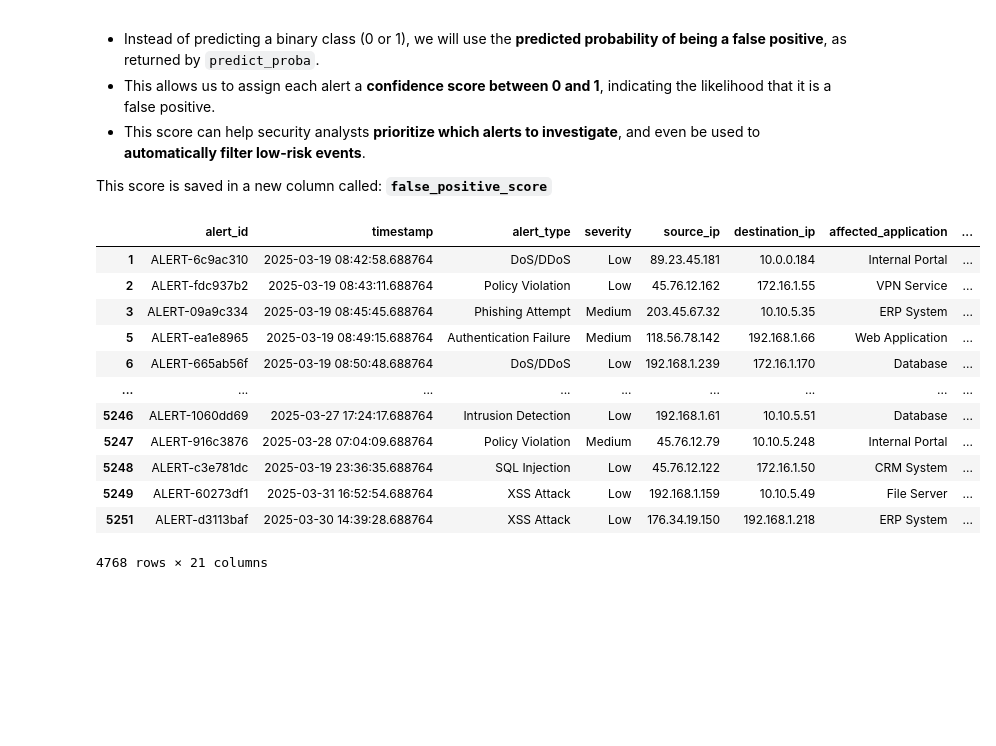
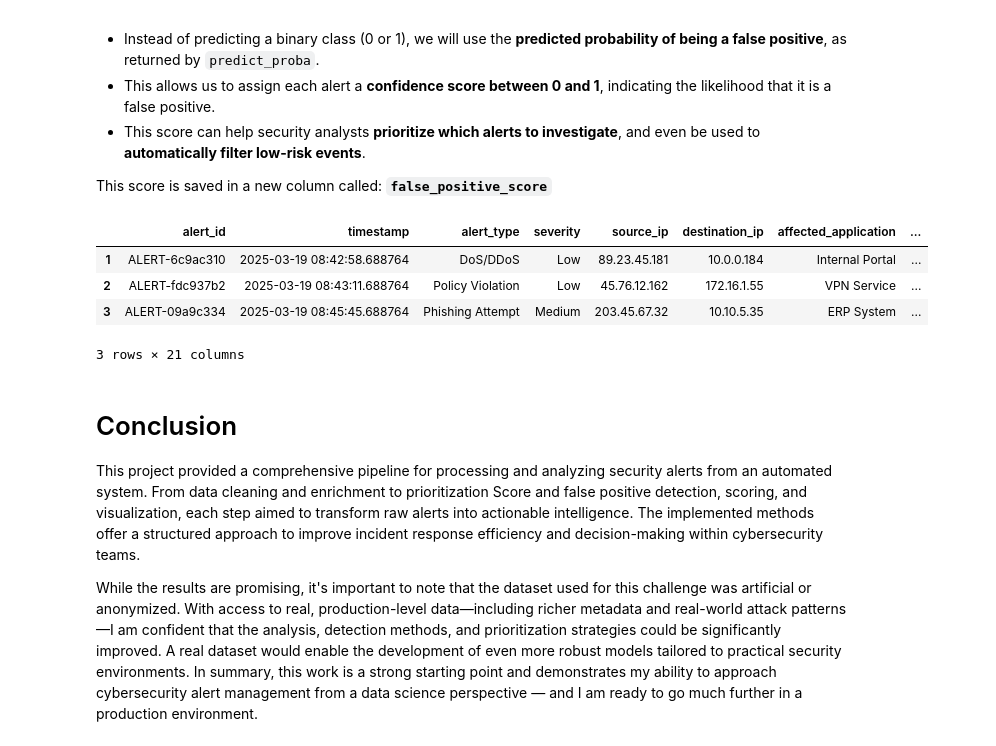
Before and after one commit to anasselbasra/End-to-End-Modeling-of-Cybersecurity-Alerts, a Jupyter notebook: body.ipynb, the cells around one changed output. Cells and saved outputs as stored; diff of their text form; code cells hidden in the pictures; blank space fills up the shorter version.

```diff
--- a/body.ipynb
+++ b/body.ipynb
@@ -1285,18 +1285,17 @@ df1['false_positive_score'] = xgb_model_c.predict_proba(df_encoded_all)[:, 1]
 
 # Résultat : df1 contient maintenant une colonne false_positive_score ∈ [0, 1]
 # %%
-df1
+df1.head(3)
 # %% [output]
 |  | alert_id | timestamp | alert_type | severity | source_ip | destination_ip | affected_application | ... |
 | 1 | ALERT-6c9ac310 | 2025-03-19 08:42:58.688764 | DoS/DDoS | Low | 89.23.45.181 | 10.0.0.184 | Internal Portal | ... |
 | 2 | ALERT-fdc937b2 | 2025-03-19 08:43:11.688764 | Policy Violation | Low | 45.76.12.162 | 172.16.1.55 | VPN Service | ... |
 | 3 | ALERT-09a9c334 | 2025-03-19 08:45:45.688764 | Phishing Attempt | Medium | 203.45.67.32 | 10.10.5.35 | ERP System | ... |
-| 5 | ALERT-ea1e8965 | 2025-03-19 08:49:15.688764 | Authentication Failure | Medium | 118.56.78.142 | 192.168.1.66 | Web Application | ... |
-| 6 | ALERT-665ab56f | 2025-03-19 08:50:48.688764 | DoS/DDoS | Low | 192.168.1.239 | 172.16.1.170 | Database | ... |
-| ... | ... | ... | ... | ... | ... | ... | ... | ... |
-| 5246 | ALERT-1060dd69 | 2025-03-27 17:24:17.688764 | Intrusion Detection | Low | 192.168.1.61 | 10.10.5.51 | Database | ... |
-| 5247 | ALERT-916c3876 | 2025-03-28 07:04:09.688764 | Policy Violation | Medium | 45.76.12.79 | 10.10.5.248 | Internal Portal | ... |
-| 5248 | ALERT-c3e781dc | 2025-03-19 23:36:35.688764 | SQL Injection | Low | 45.76.12.122 | 172.16.1.50 | CRM System | ... |
-| 5249 | ALERT-60273df1 | 2025-03-31 16:52:54.688764 | XSS Attack | Low | 192.168.1.159 | 10.10.5.49 | File Server | ... |
-| 5251 | ALERT-d3113baf | 2025-03-30 14:39:28.688764 | XSS Attack | Low | 176.34.19.150 | 192.168.1.218 | ERP System | ... |
-4768 rows × 21 columns
+3 rows × 21 columns
+# %% [markdown]
+# Conclusion
+
+This project provided a comprehensive pipeline for processing and analyzing security alerts from an automated system. From data cleaning and enrichment to prioritization Score and false positive detection, scoring, and visualization, each step aimed to transform raw alerts into actionable intelligence. The implemented methods offer a structured approach to improve incident response efficiency and decision-making within cybersecurity teams.
+
+While the results are promising, it's important to note that the dataset used for this challenge was artificial or anonymized. With access to real, production-level data—including richer metadata and real-world attack patterns—I am confident that the analysis, detection methods, and prioritization strategies could be significantly improved. A real dataset would enable the development of even more robust models tailored to practical security environments.
+In summary, this work is a strong starting point and demonstrates my ability to approach cybersecurity alert management from a data science perspective — and I am ready to go much further in a production environment.
```
